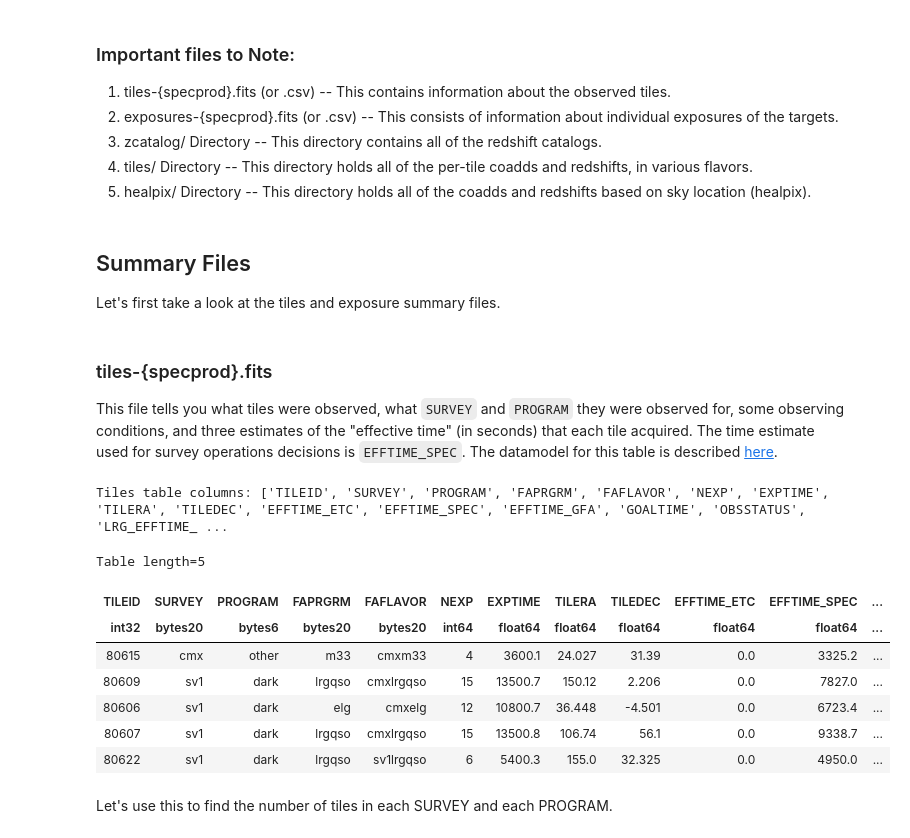
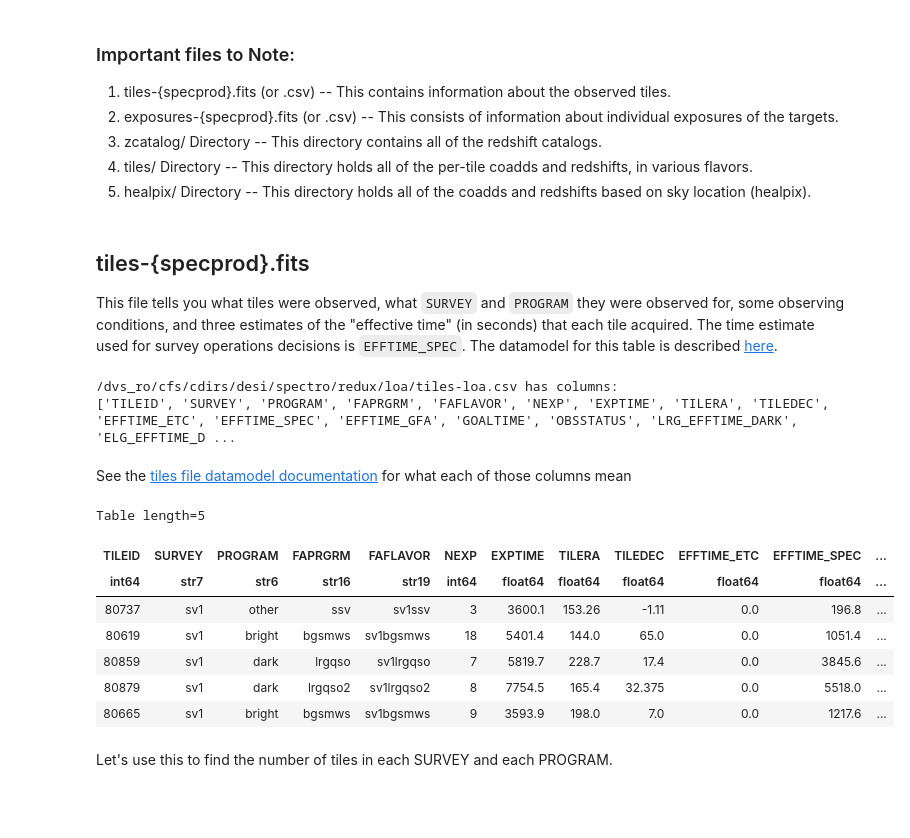
Before and after one commit to desihub/tutorials, a Jupyter notebook: meetings/Dec2024/DataIntro/02_DataOrganization.ipynb, the cells around one changed output. Cells and saved outputs as stored; diff of their text form; code cells hidden in the pictures; blank space fills up the shorter version.

```diff
--- a/meetings/Dec2024/DataIntro/02_DataOrganization.ipynb
+++ b/meetings/Dec2024/DataIntro/02_DataOrganization.ipynb
@@ -76,30 +72,29 @@ sorted(os.listdir(specprod_dir))
 3. zcatalog/ Directory -- This directory contains all of the redshift catalogs.
 4. tiles/ Directory -- This directory holds all of the per-tile coadds and redshifts, in various flavors.
 5. healpix/ Directory -- This directory holds all of the coadds and redshifts based on sky location (healpix).
-# %% [markdown]
-<a class="anchor" id="sumfiles"></a>
-## Summary Files
-
-Let's first take a look at the tiles and exposure summary files.
 # %% [markdown]
-### tiles-{specprod}.fits
+## tiles-{specprod}.fits
 This file tells you what tiles were observed, what `SURVEY` and `PROGRAM` they were observed for, some observing conditions, and three estimates of the "effective time" (in seconds) that each tile acquired. The time estimate used for survey operations decisions is `EFFTIME_SPEC`. The datamodel for this table is described [here](https://desidatamodel.readthedocs.io/en/latest/DESI_SPECTRO_REDUX/SPECPROD/tiles-SPECPROD.html).
 # %%
-tiles_table = Table.read(f'{specprod_dir}/tiles-{specprod}.fits',)
-print(f"Tiles table columns: {tiles_table.colnames}")
+tiles_file = f'{specprod_dir}/tiles-{specprod}.csv'
+tiles_table = Table.read(tiles_file)
+print(f"{tiles_file} has columns:\n{tiles_table.colnames}")
 # %% [output]
-Tiles table columns: ['TILEID', 'SURVEY', 'PROGRAM', 'FAPRGRM', 'FAFLAVOR', 'NEXP', 'EXPTIME', 'TILERA', 'TILEDEC', 'EFFTIME_ETC', 'EFFTIME_SPEC', 'EFFTIME_GFA', 'GOALTIME', 'OBSSTATUS', 'LRG_EFFTIME_ ...
+/dvs_ro/cfs/cdirs/desi/spectro/redux/loa/tiles-loa.csv has columns:
+['TILEID', 'SURVEY', 'PROGRAM', 'FAPRGRM', 'FAFLAVOR', 'NEXP', 'EXPTIME', 'TILERA', 'TILEDEC', 'EFFTIME_ETC', 'EFFTIME_SPEC', 'EFFTIME_GFA', 'GOALTIME', 'OBSSTATUS', 'LRG_EFFTIME_DARK', 'ELG_EFFTIME_D ...
-# %%
-tiles_table[0:5]
-# %% [output]
-Table length=5
-| TILEID | SURVEY | PROGRAM | FAPRGRM | FAFLAVOR | NEXP | EXPTIME | TILERA | TILEDEC | EFFTIME_ETC | EFFTIME_SPEC | ... |
-| int32 | bytes20 | bytes6 | bytes20 | bytes20 | int64 | float64 | float64 | float64 | float64 | float64 | ... |
-| 80615 | cmx | other | m33 | cmxm33 | 4 | 3600.1 | 24.027 | 31.39 | 0.0 | 3325.2 | ... |
-| 80609 | sv1 | dark | lrgqso | cmxlrgqso | 15 | 13500.7 | 150.12 | 2.206 | 0.0 | 7827.0 | ... |
-| 80606 | sv1 | dark | elg | cmxelg | 12 | 10800.7 | 36.448 | -4.501 | 0.0 | 6723.4 | ... |
-| 80607 | sv1 | dark | lrgqso | cmxlrgqso | 15 | 13500.8 | 106.74 | 56.1 | 0.0 | 9338.7 | ... |
-| 80622 | sv1 | dark | lrgqso | sv1lrgqso | 6 | 5400.3 | 155.0 | 32.325 | 0.0 | 4950.0 | ... |
+# %% [markdown]
+See the [tiles file datamodel documentation](https://desidatamodel.readthedocs.io/en/latest/DESI_SPECTRO_REDUX/SPECPROD/tiles-SPECPROD.html#hdu1) for what each of those columns mean
+# %%
+tiles_table[100:105]
+# %% [output]
+Table length=5
+| TILEID | SURVEY | PROGRAM | FAPRGRM | FAFLAVOR | NEXP | EXPTIME | TILERA | TILEDEC | EFFTIME_ETC | EFFTIME_SPEC | ... |
+| int64 | str7 | str6 | str16 | str19 | int64 | float64 | float64 | float64 | float64 | float64 | ... |
+| 80737 | sv1 | other | ssv | sv1ssv | 3 | 3600.1 | 153.26 | -1.11 | 0.0 | 196.8 | ... |
+| 80619 | sv1 | bright | bgsmws | sv1bgsmws | 18 | 5401.4 | 144.0 | 65.0 | 0.0 | 1051.4 | ... |
+| 80859 | sv1 | dark | lrgqso | sv1lrgqso | 7 | 5819.7 | 228.7 | 17.4 | 0.0 | 3845.6 | ... |
+| 80879 | sv1 | dark | lrgqso2 | sv1lrgqso2 | 8 | 7754.5 | 165.4 | 32.375 | 0.0 | 5518.0 | ... |
+| 80665 | sv1 | bright | bgsmws | sv1bgsmws | 9 | 3593.9 | 198.0 | 7.0 | 0.0 | 1217.6 | ... |
 # %% [markdown]
 Let's use this to find the number of tiles in each SURVEY and each PROGRAM.
 # %%
```
Also changed, not shown: parts of 89 cells of this notebook, 3 other files.
